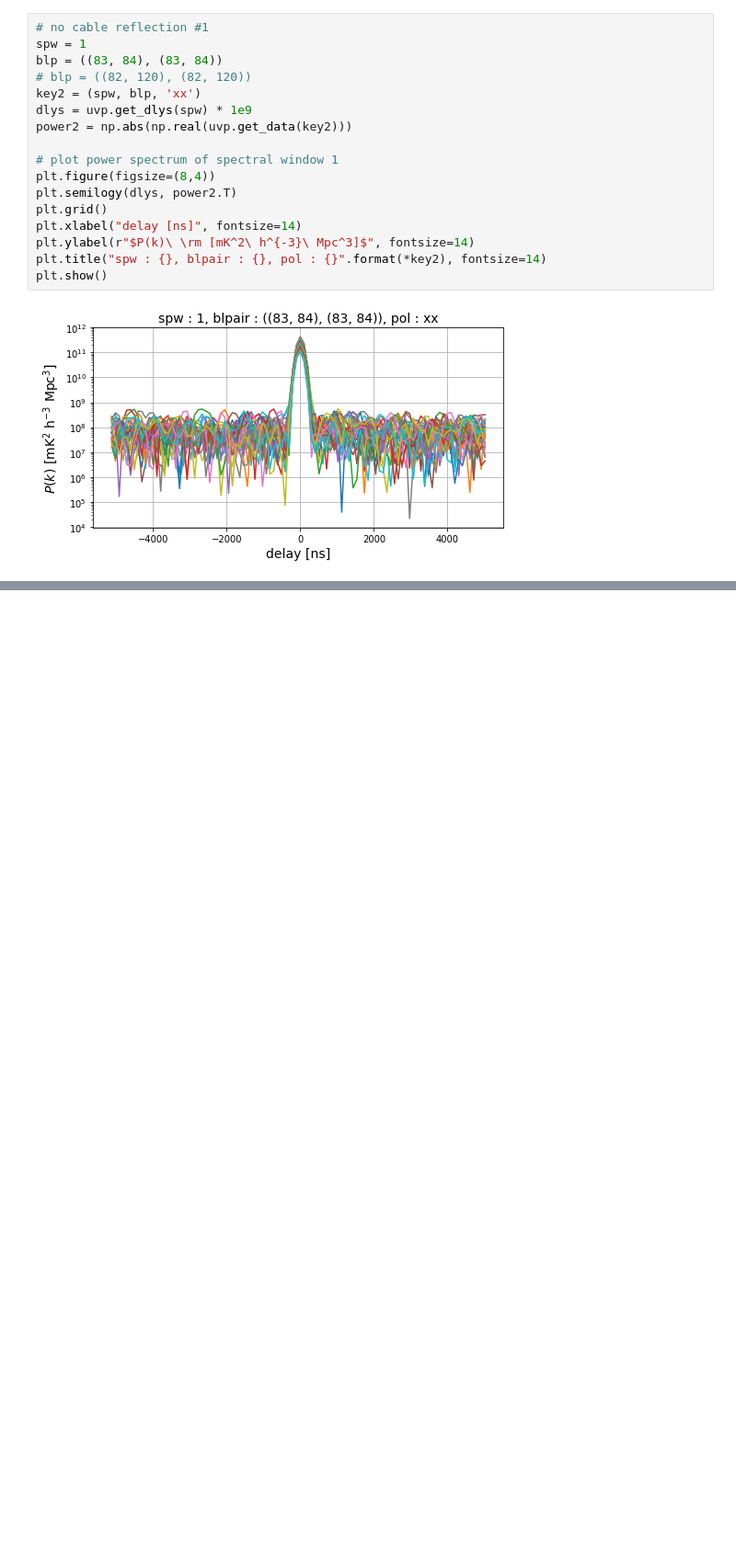
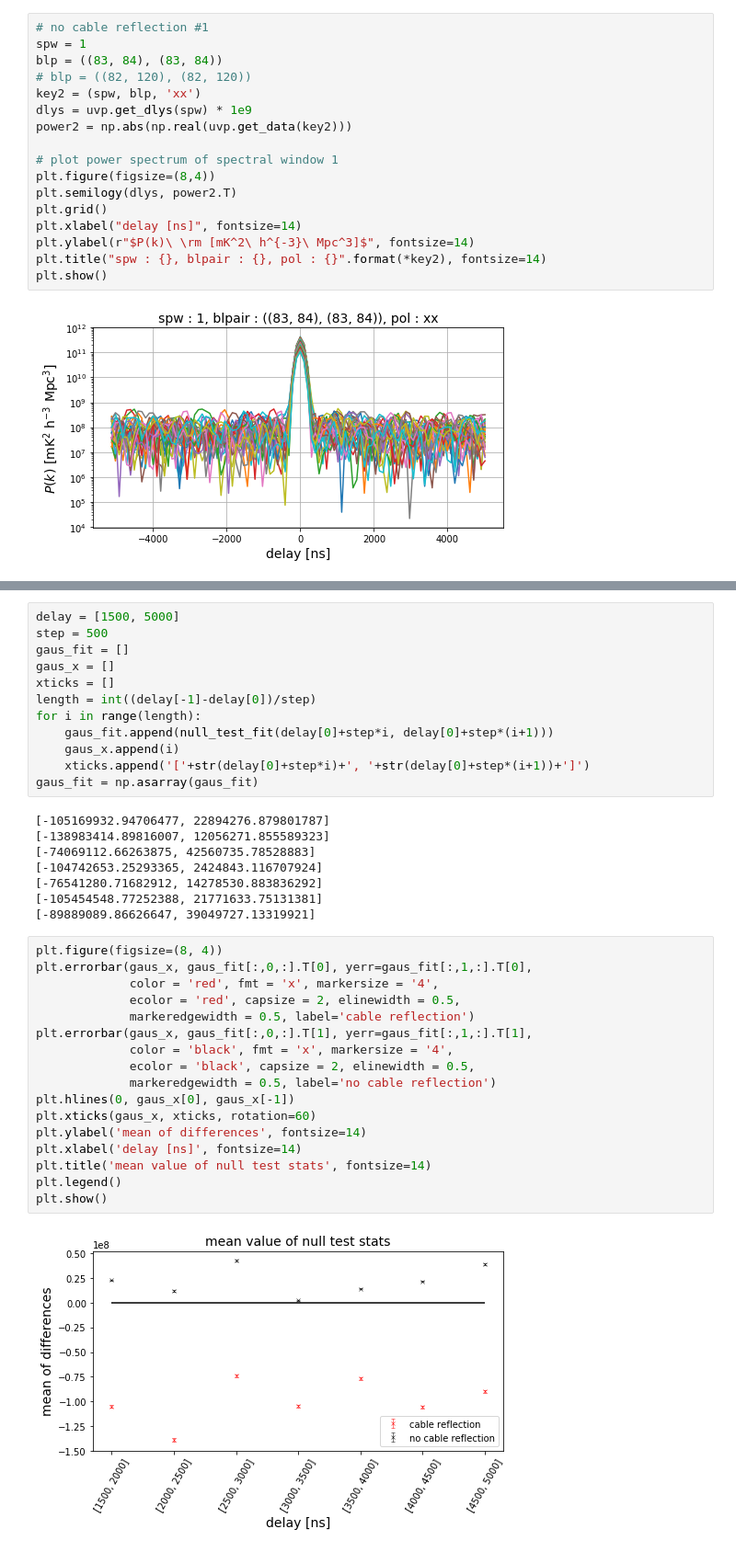
Before and after one commit to acliu/mcgill_sandbox, a Jupyter notebook: dixin/cable_reflection.ipynb, the cells around one changed output, grey strips where cells are left out. Shown at 92% size. Cells and saved outputs as stored; diff of their text form; blank space fills up the shorter version.

```diff
--- a/dixin/cable_reflection.ipynb
+++ b/dixin/cable_reflection.ipynb
@@ -216,0 +421,39 @@ for i in range(6):
+# %%
+delay = [1500, 5000]
+step = 500
+gaus_fit = []
+gaus_x = []
+xticks = []
+length = int((delay[-1]-delay[0])/step)
+for i in range(length):
+    gaus_fit.append(null_test_fit(delay[0]+step*i, delay[0]+step*(i+1)))
+    gaus_x.append(i)
+    xticks.append('['+str(delay[0]+step*i)+', '+str(delay[0]+step*(i+1))+']')
+gaus_fit = np.asarray(gaus_fit)
+# %% [output]
+[-105169932.94706477, 22894276.879801787]
+[-138983414.89816007, 12056271.855589323]
+[-74069112.66263875, 42560735.78528883]
+[-104742653.25293365, 2424843.116707924]
+[-76541280.71682912, 14278530.883836292]
+[-105454548.77252388, 21771633.75131381]
+[-89889089.86626647, 39049727.13319921]
+# %%
+plt.figure(figsize=(8, 4))
+plt.errorbar(gaus_x, gaus_fit[:,0,:].T[0], yerr=gaus_fit[:,1,:].T[0],
+             color = 'red', fmt = 'x', markersize = '4',
+             ecolor = 'red', capsize = 2, elinewidth = 0.5,
+             markeredgewidth = 0.5, label='cable reflection')
+plt.errorbar(gaus_x, gaus_fit[:,0,:].T[1], yerr=gaus_fit[:,1,:].T[1],
+             color = 'black', fmt = 'x', markersize = '4',
+             ecolor = 'black', capsize = 2, elinewidth = 0.5,
+             markeredgewidth = 0.5, label='no cable reflection')
+plt.hlines(0, gaus_x[0], gaus_x[-1])
+plt.xticks(gaus_x, xticks, rotation=60)
+plt.ylabel('mean of differences', fontsize=14)
+plt.xlabel('delay [ns]', fontsize=14)
+plt.title('mean value of null test stats', fontsize=14)
+plt.legend()
+plt.show()
+# %% [output]
+[figure, added]
```
Also changed, not shown: parts of 18 cells of this notebook.
